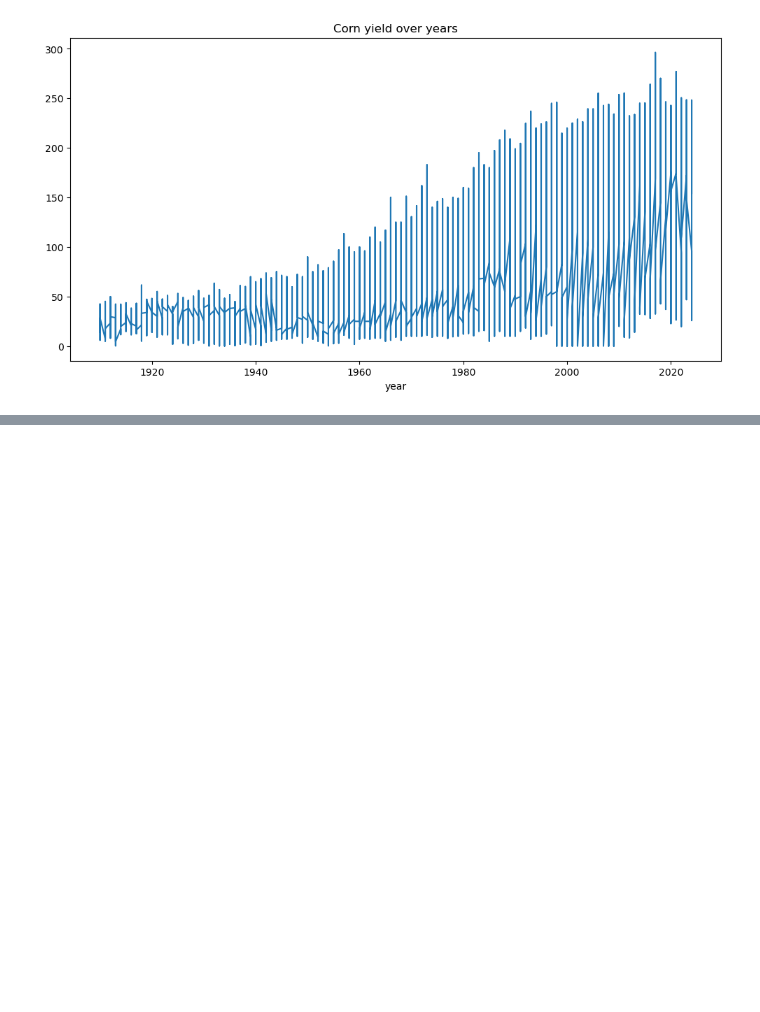
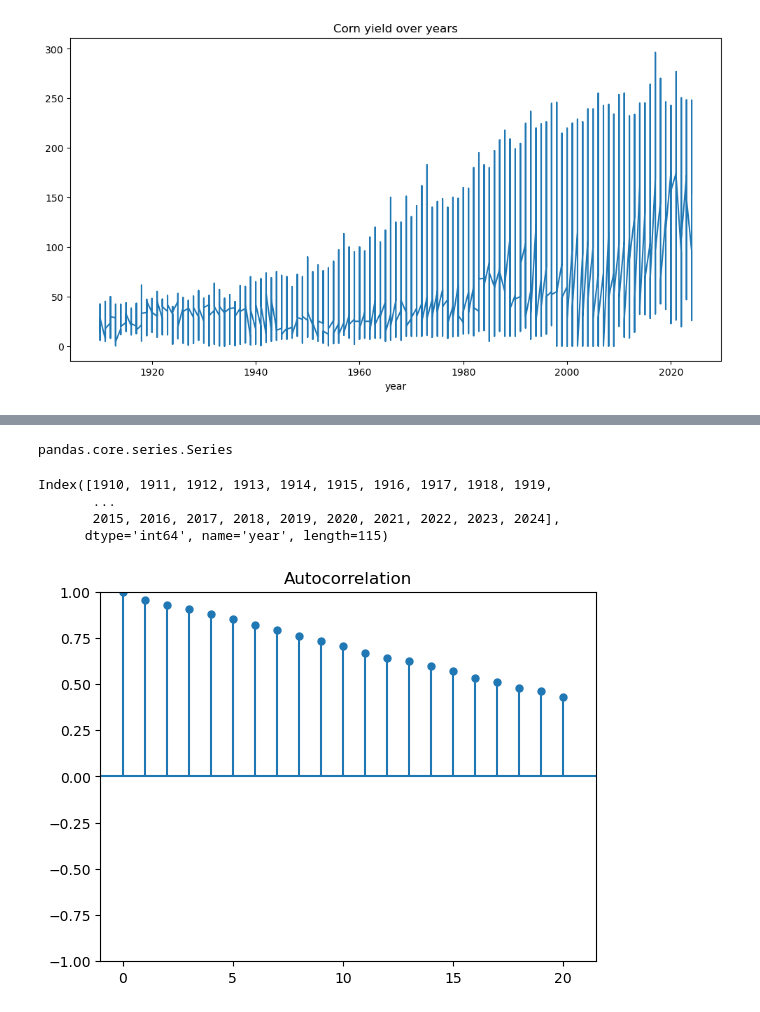
Before and after one commit to AntonioDonnangelo/Predicting-2024-US-Corn-Yield, a Jupyter notebook: Predicting_2024_US_Corn_Yield.ipynb, the cells around one changed output, grey strips where cells are left out. Drawn from its saved outputs; the diff is of its cells as text; code cells hidden in the pictures; blank space fills up the shorter version.

```diff
--- a/Predicting_2024_US_Corn_Yield.ipynb
+++ b/Predicting_2024_US_Corn_Yield.ipynb
@@ -302,0 +343,3 @@ plt.show()
+# %%
+ts = national_df.set_index('year')
+ts_yield = pd.Series(ts['Value'])
@@ -302,0 +366,16 @@ plt.show()
+# %%
+type(ts_yield)
+# %% [output]
+pandas.core.series.Series
+# %%
+ts_yield.index
+# %% [output]
+Index([1910, 1911, 1912, 1913, 1914, 1915, 1916, 1917, 1918, 1919,
+       ...
+       2015, 2016, 2017, 2018, 2019, 2020, 2021, 2022, 2023, 2024],
+      dtype='int64', name='year', length=115)
+# %%
+plot_acf(ts_yield.values[11:], lags=20, alpha=1)
+plt.show()
+# %% [output]
+[figure, added]
```
Also changed, not shown: parts of 15 cells of this notebook, 2 other files.
